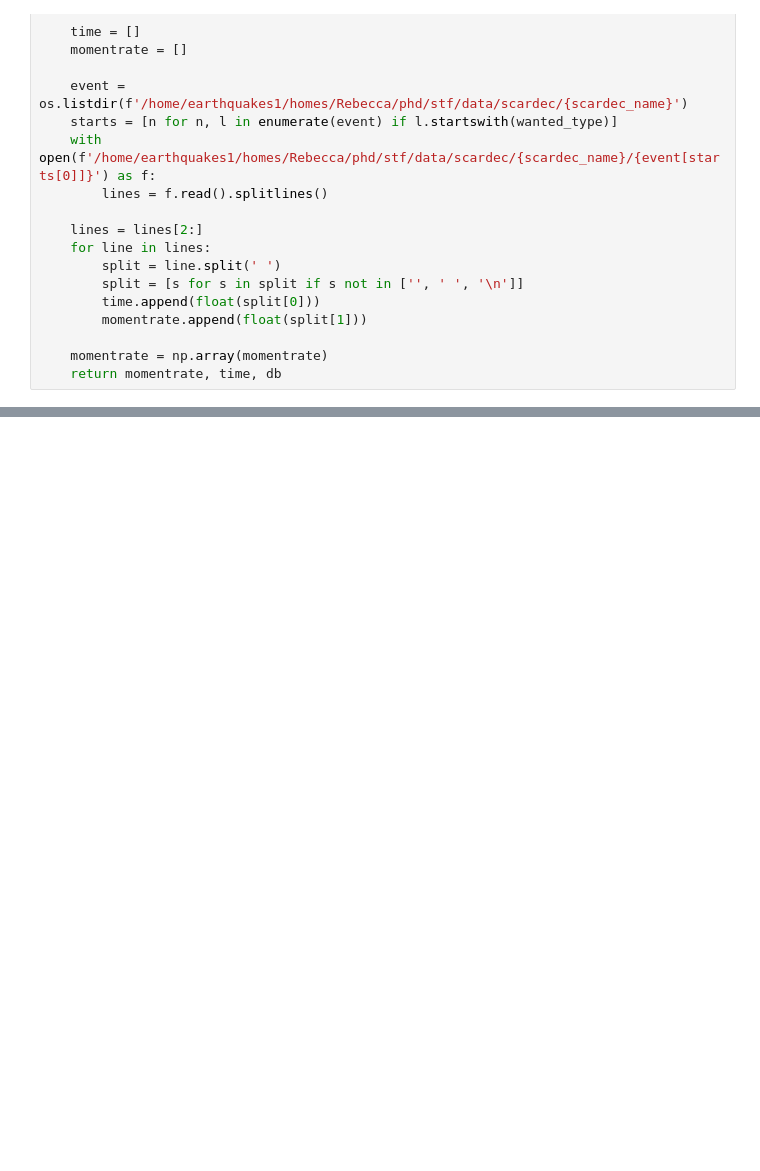
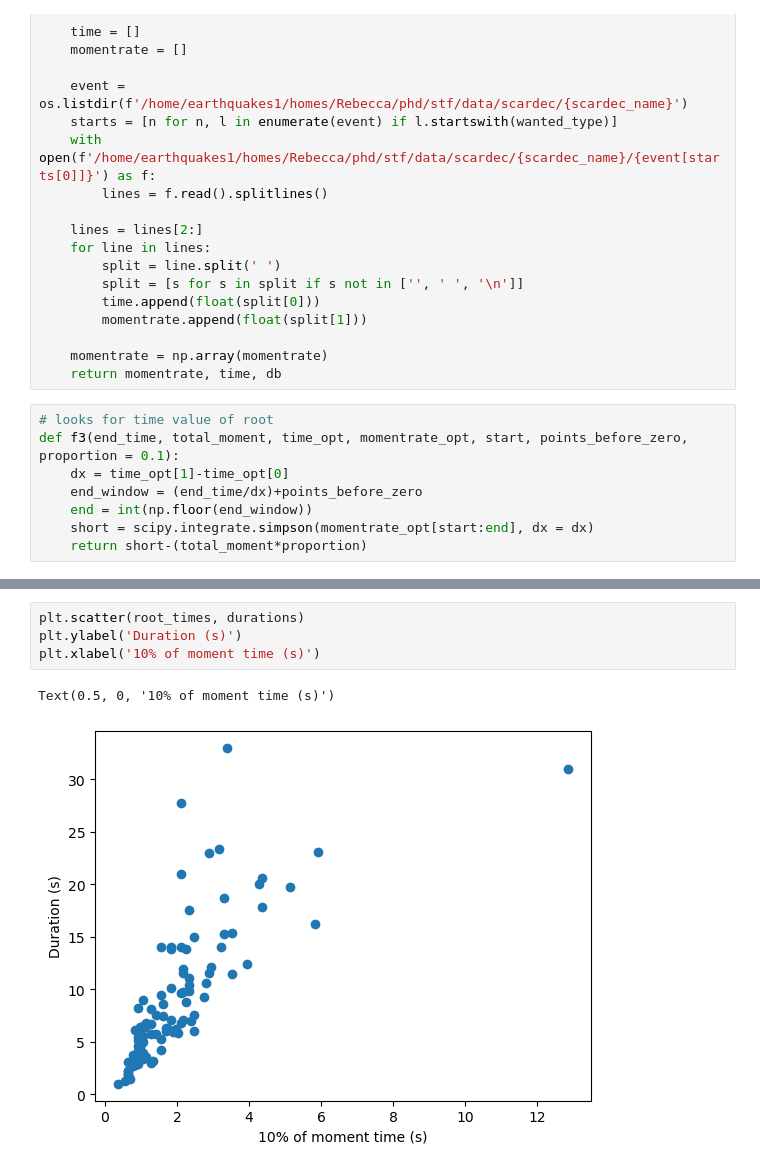
Before and after one commit to RebeccaColquhoun/stf, a Jupyter notebook: code/integrating/moment_in_first_window.ipynb, the cells around one changed output, grey strips where cells are left out. Cells and saved outputs as stored; diff of their text form; blank space fills up the shorter version.

Commit message:
generalise to any proportion

```diff
--- a/code/integrating/moment_in_first_window.ipynb
+++ b/code/integrating/moment_in_first_window.ipynb
@@ -92,4 +92,12 @@ def get_stf(scardec_name, wanted_type = 'fctopt'):
 
     momentrate = np.array(momentrate)
     return momentrate, time, db
+# %%
+# looks for time value of root
+def f3(end_time, total_moment, time_opt, momentrate_opt, start, points_before_zero, proportion = 0.1):
+    dx = time_opt[1]-time_opt[0]
+    end_window = (end_time/dx)+points_before_zero
+    end = int(np.floor(end_window))
+    short = scipy.integrate.simpson(momentrate_opt[start:end], dx = dx)
+    return short-(total_moment*proportion)
 # %%
@@ -125,0 +167,7 @@ simpson_short.append(scipy.integrate.simpson(momentrate_opt[start:start + end_wi
+# %%
+plt.scatter(root_times, durations)
+plt.ylabel('Duration (s)')
+plt.xlabel('10% of moment time (s)')
+# %% [output]
+Text(0.5, 0, '10% of moment time (s)')
+[figure, added]
```
Also changed, not shown: parts of 2 cells of this notebook.
